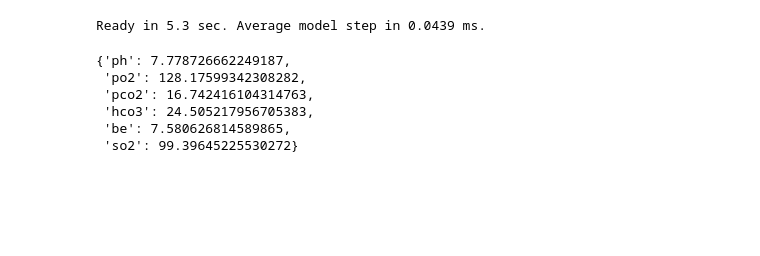
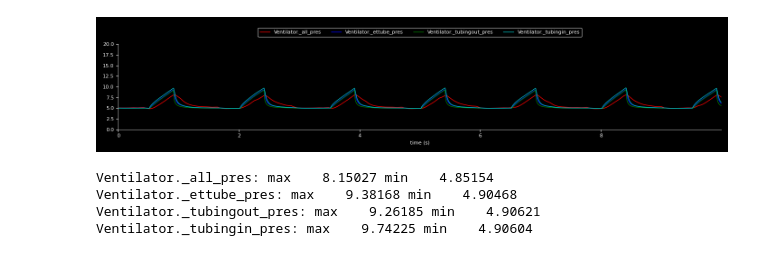
Before and after one commit to Dobutamine/explain-python, a Jupyter notebook: test.ipynb, the cells around one changed output. Drawn from its saved outputs; the diff is of its cells as text; code cells hidden in the pictures; blank space fills up the shorter version.

```diff
--- a/test.ipynb
+++ b/test.ipynb
@@ -29,11 +18,8 @@ Ventilator.hfo_pres: max   19.99842 min      -20.0
-# %%
-neo.calculate(60)
-neo.get_bloodgas("AA")
-# %% [output]
-Ready in 5.3 sec. Average model step in 0.0439 ms.
-{'ph': 7.778726662249187,
- 'po2': 128.17599342308282,
- 'pco2': 16.742416104314763,
- 'hco3': 24.505217956705383,
- 'be': 7.580626814589865,
- 'so2': 99.39645225530272}
+# %%
+neo.plot_time_graph(['Ventilator._all_pres','Ventilator._ettube_pres', 'Ventilator._tubingout_pres','Ventilator._tubingin_pres'], time_to_calculate=10, sharey=True, combined=True, fill=False, autoscale=False, ylowerlim=0.0, yupperlim=20)
+# %% [output]
+[figure, added]
+Ventilator._all_pres: max    8.15027 min    4.85154
+Ventilator._ettube_pres: max    9.38168 min    4.90468
+Ventilator._tubingout_pres: max    9.26185 min    4.90621
+Ventilator._tubingin_pres: max    9.74225 min    4.90604
```
Also changed, not shown: parts of 11 cells of this notebook, 3 other files.
